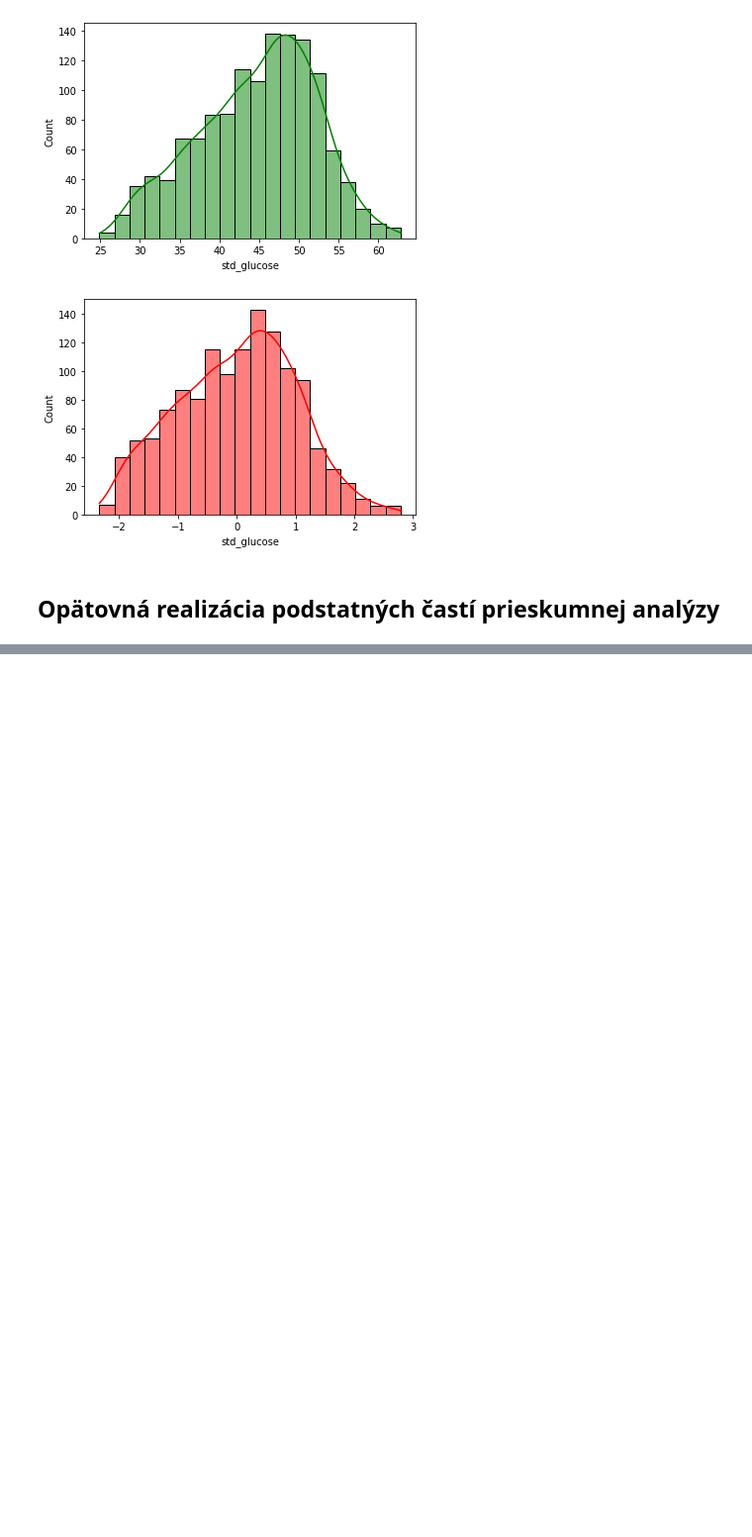
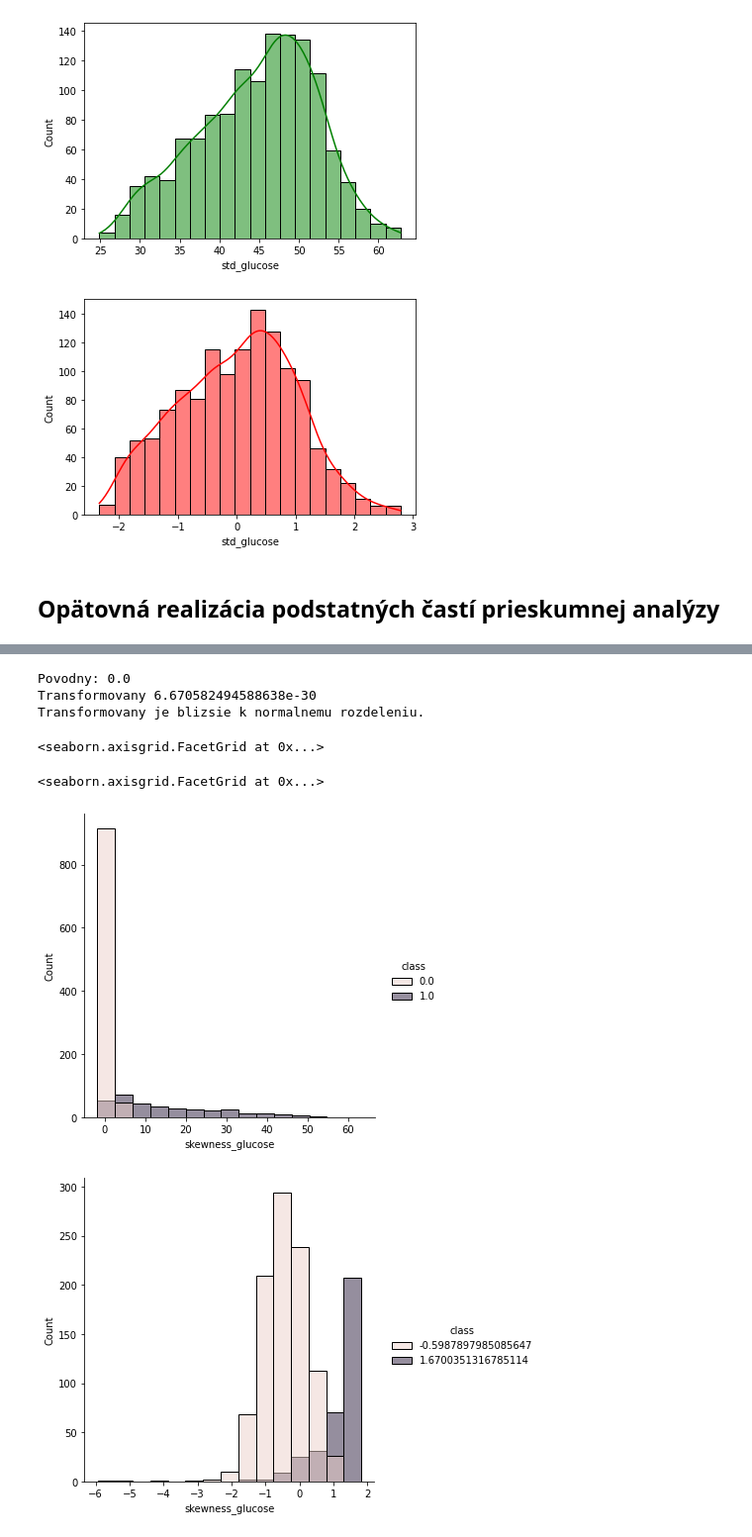
Before and after one commit to Marian-N/IAU, a Jupyter notebook: Predspracovanie.ipynb, the cells around one changed output, grey strips where cells are left out. Shown at 99% size. Cells and saved outputs as stored; diff of their text form; code cells hidden in the pictures; blank space fills up the shorter version.

```diff
--- a/Predspracovanie.ipynb
+++ b/Predspracovanie.ipynb
@@ -480,0 +545,12 @@ memory usage: 245.9 KB
+# %%
+normality_check(dfp, df, 'skewness_glucose')
+sns.displot(dfp, x='skewness_glucose', hue='class', bins = 15)
+sns.displot(df, x='skewness_glucose', hue='class', bins = 15)
+# %% [output]
+Povodny: 0.0
+Transformovany 6.670582494588638e-30
+Transformovany je blizsie k normalnemu rozdeleniu.
+<seaborn.axisgrid.FacetGrid at 0x...>
+<seaborn.axisgrid.FacetGrid at 0x...>
+[figure, added]
+[figure, added]
```
Also changed, not shown: parts of 16 cells of this notebook.
